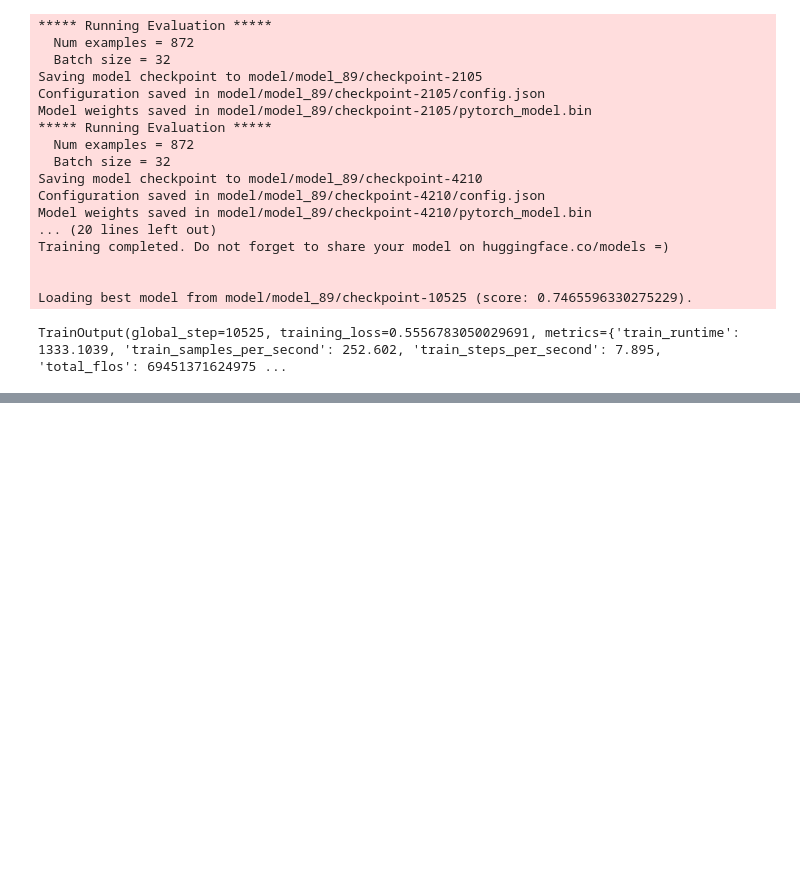
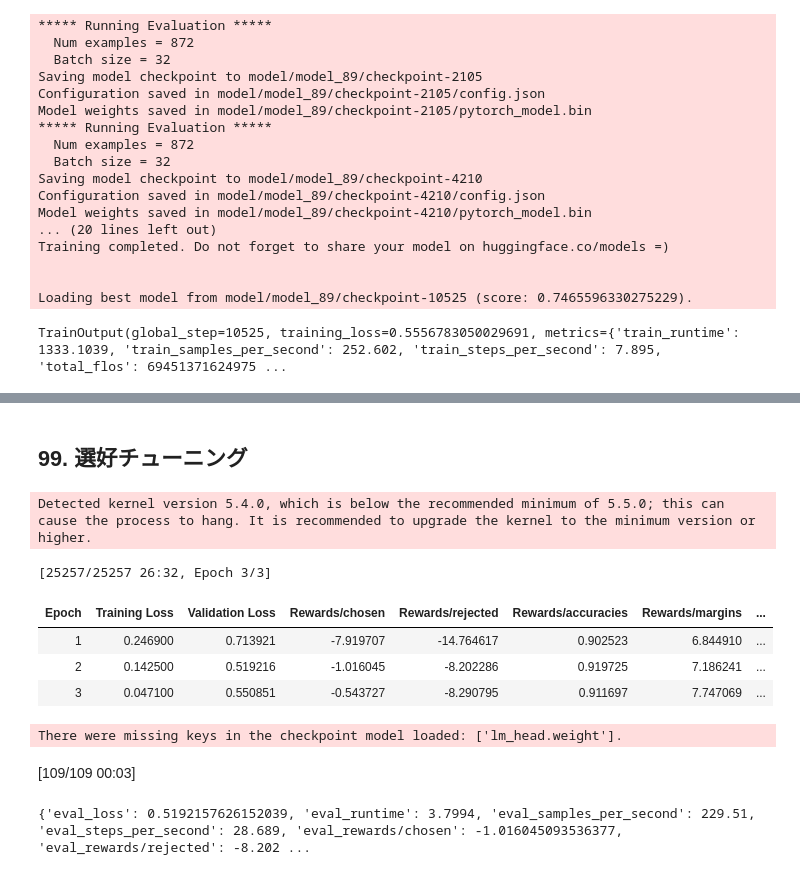
Before and after one commit to j329nish/100knocks, a Jupyter notebook: 100knocks.ipynb, the cells around one changed output, grey strips where cells are left out. Saved outputs shown, nothing was run; the diff lists cells and outputs as text; code cells hidden in the pictures; blank space fills up the shorter version.

```diff
--- a/100knocks.ipynb
+++ b/100knocks.ipynb
@@ -2485,0 +2996,64 @@ TrainOutput(global_step=10525, training_loss=0.5556783050029691, metrics={'train
+# %% [markdown]
+## 99. 選好チューニング
+# %%
+from trl import DPOConfig, DPOTrainer
+from trl.trainer.utils import DPODataCollatorWithPadding
+
+# 前処理
+def convert_to_dpo_format(example: dict) -> dict:
+  if example["label"] == 1:
+    chosen = example["sentence"] + "positive"
+    rejected = example["sentence"] + "negative"
+  else:
+    chosen = example["sentence"] + "negative"
+    rejected = example["sentence"] + "positive"
+  return {"prompt": example["sentence"], "chosen": chosen, "rejected": rejected}
+
+train_dataset = Dataset.from_dict(train_df)
+dev_dataset = Dataset.from_dict(dev_df)
+train_dataset = train_dataset.map(
+  convert_to_dpo_format, remove_columns=train_dataset.column_names
+)
+dev_dataset = dev_dataset.map(
+  convert_to_dpo_format, remove_columns=dev_dataset.column_names
+)
+
+# モデルの学習
+data_collator = DPODataCollatorWithPadding()
+dpo_config = DPOConfig(
+  output_dir="model/model_99",
+  per_device_train_batch_size=8,
+  per_device_eval_batch_size=8,
+  learning_rate=2e-5,
+  lr_scheduler_type="linear",
+  warmup_ratio=0.1,
+  num_train_epochs=3,
+  save_strategy="epoch",
+  logging_strategy="epoch",
+  eval_strategy="epoch",
+  load_best_model_at_end=True,
+  fp16=True
+)
+
+trainer = DPOTrainer(
+  model=model,
+  train_dataset=train_dataset,
+  eval_dataset=dev_dataset,
+  args=dpo_config,
+  processing_class=tokenizer
+)
+trainer.train()
+
+# モデルの評価
+eval_results = trainer.evaluate()
+print(eval_results)
+# %% [output]
+Detected kernel version 5.4.0, which is below the recommended minimum of 5.5.0; this can cause the process to hang. It is recommended to upgrade the kernel to the minimum version or higher.
+[25257/25257 26:32, Epoch 3/3]
+| Epoch | Training Loss | Validation Loss | Rewards/chosen | Rewards/rejected | Rewards/accuracies | Rewards/margins | ... |
+| 1 | 0.246900 | 0.713921 | -7.919707 | -14.764617 | 0.902523 | 6.844910 | ... |
+| 2 | 0.142500 | 0.519216 | -1.016045 | -8.202286 | 0.919725 | 7.186241 | ... |
+| 3 | 0.047100 | 0.550851 | -0.543727 | -8.290795 | 0.911697 | 7.747069 | ... |
+There were missing keys in the checkpoint model loaded: ['lm_head.weight'].
+[109/109 00:03]
+{'eval_loss': 0.5192157626152039, 'eval_runtime': 3.7994, 'eval_samples_per_second': 229.51, 'eval_steps_per_second': 28.689, 'eval_rewards/chosen': -1.016045093536377, 'eval_rewards/rejected': -8.202 ...
```
Also changed, not shown: parts of 22 cells of this notebook.
